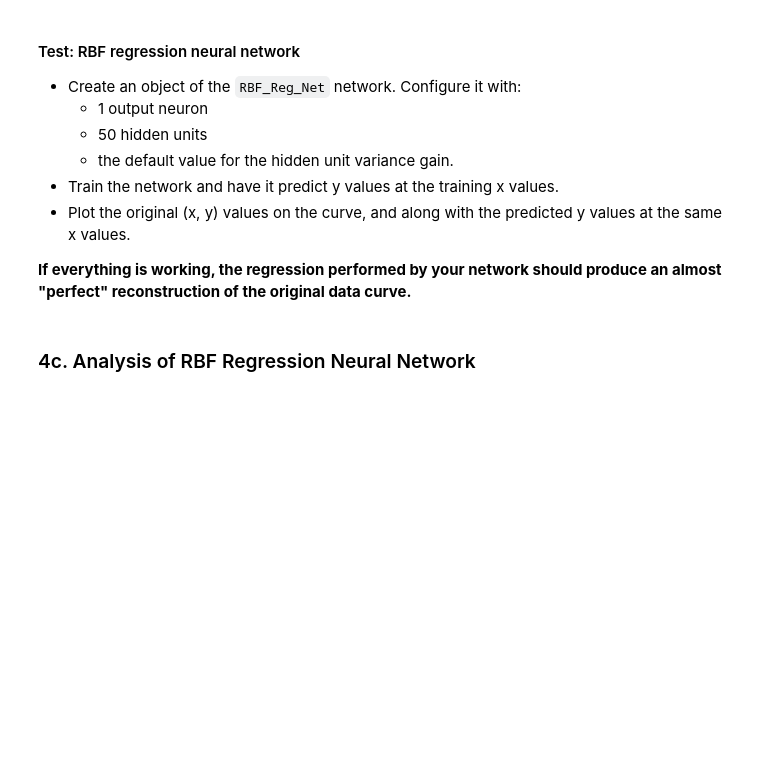
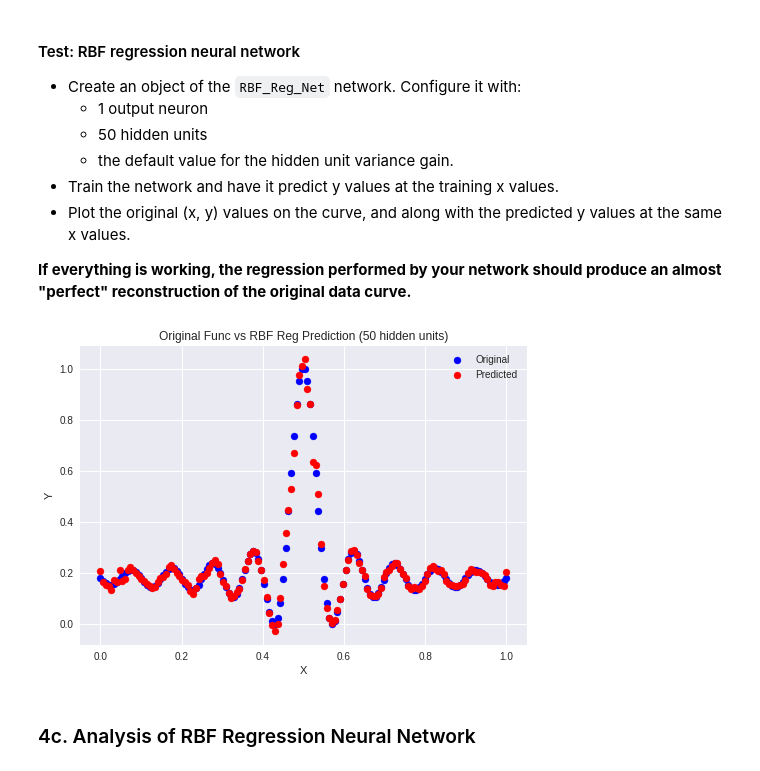
Before and after one commit to mattjax16/cs251, a Jupyter notebook: project7/rbf.ipynb, the cells around one changed output. Saved outputs shown, nothing was run; the diff lists cells and outputs as text; code cells hidden in the pictures; blank space fills up the shorter version.

```diff
--- a/project7/rbf.ipynb
+++ b/project7/rbf.ipynb
@@ -590,6 +595,29 @@ $$H_{ij} = \exp \left (-\frac{\text{dist} \left (\vec{x}_i, \vec{c}_j \right )^2
 **If everything is working, the regression performed by your network should produce an almost "perfect" reconstruction of the original data curve.**
 # %%
 from rbf_net import RBF_Reg_Net
+# %%
+num_hidden_units = 50
+num_classes = 1
+
+
+rbf_regression_net_h_5 = RBF_Reg_Net(num_hidden_units=num_hidden_units,num_classes=num_classes)
+rbf_regression_net_h_5.train(rbf_regression_x,rbf_regression_y)
+y_reg_pred_h_5 = rbf_regression_net_h_5.predict(rbf_regression_x)
+# %%
+
+
+plt.title('Original Func vs RBF Reg Prediction (50 hidden units)')
+plt.ylabel('Y')
+plt.xlabel('X')
+#plot orig curve in blue
+plt.scatter(rbf_regression_x,rbf_regression_y, c = 'b', label = 'Original')
+#plot predicted curve in red
+plt.scatter(rbf_regression_x,y_reg_pred_h_5, c = 'r', label = 'Predicted H_Sigma 5')
+
+plt.legend()
+plt.show()
+# %% [output]
+[figure, added]
 # %% [markdown]
 ### 4c. Analysis of RBF Regression Neural Network
 # %% [markdown]
```
Also changed, not shown: parts of 24 cells of this notebook, 4 other files.
